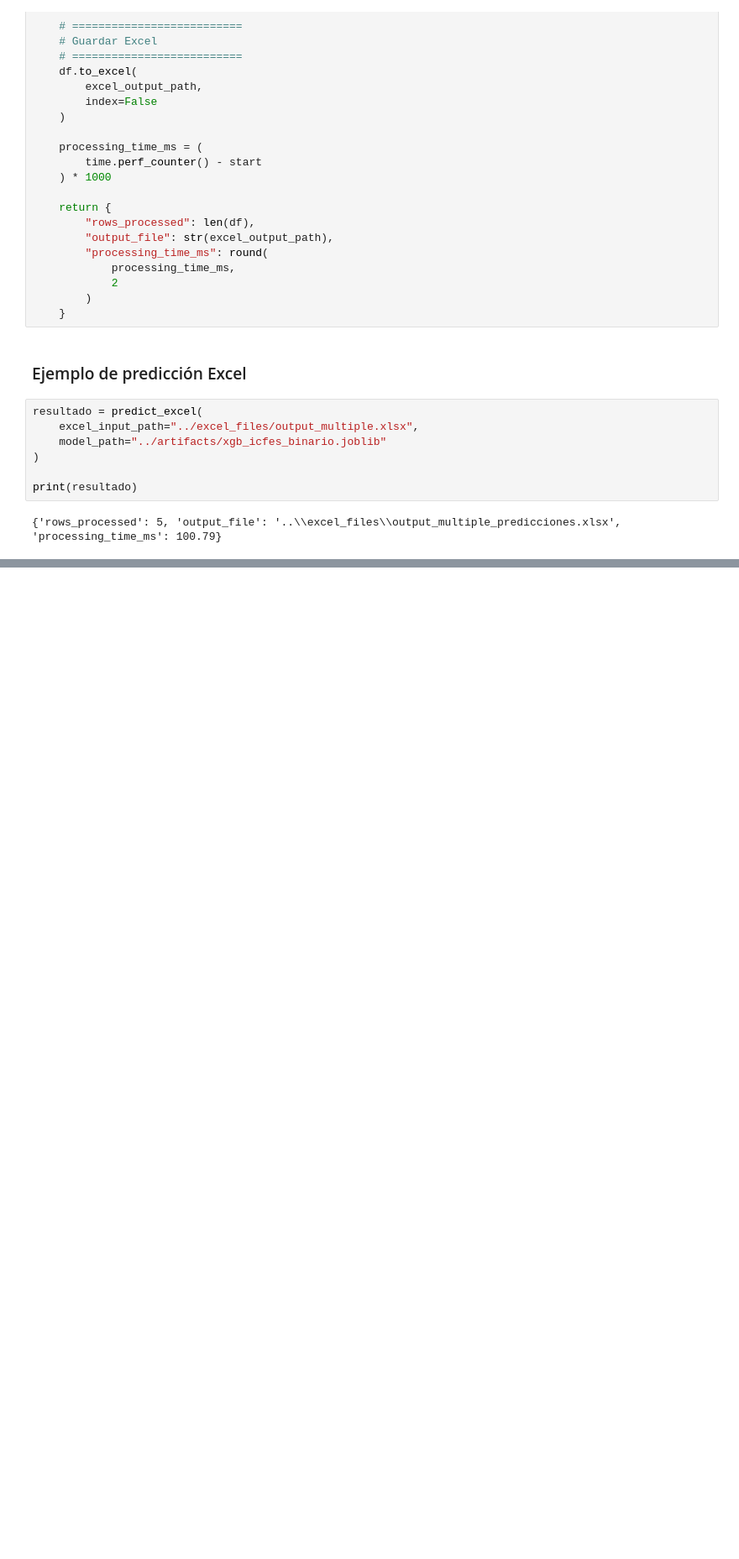
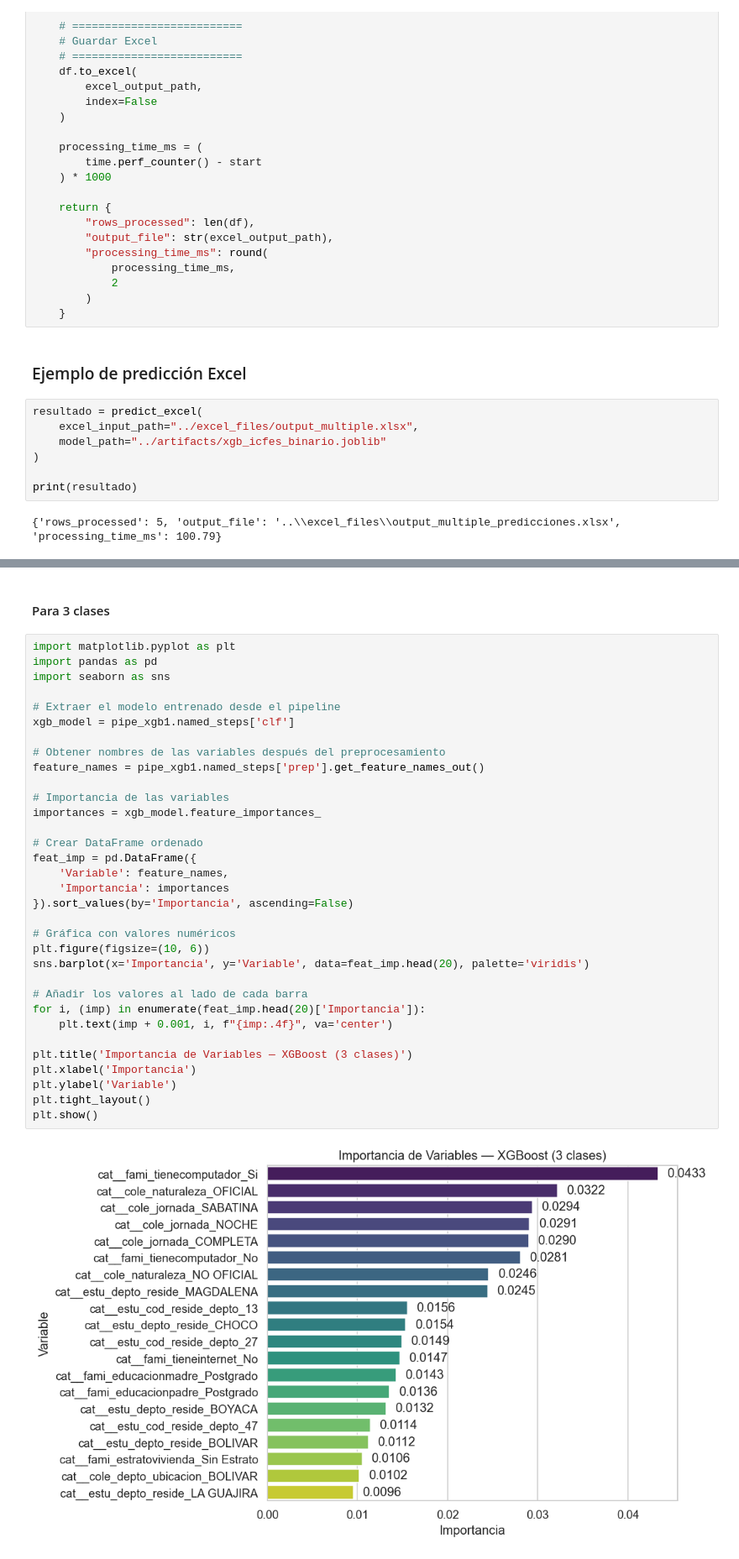
Before and after one commit to ccarvajalesc/PUJ-ML-Proyecto, a Jupyter notebook: Notebooks/xgboost.ipynb, the cells around one changed output, grey strips where cells are left out. Shown at 84% size. Cells and saved outputs as stored; diff of their text form; blank space fills up the shorter version.

```diff
--- a/Notebooks/xgboost.ipynb
+++ b/Notebooks/xgboost.ipynb
@@ -1282,0 +1173,37 @@ joblib.load("../artifacts/model_metadata.joblib")
+# %% [markdown]
+#### Para 3 clases
+# %%
+import matplotlib.pyplot as plt
+import pandas as pd
+import seaborn as sns
+
+# Extraer el modelo entrenado desde el pipeline
+xgb_model = pipe_xgb1.named_steps['clf']
+
+# Obtener nombres de las variables después del preprocesamiento
+feature_names = pipe_xgb1.named_steps['prep'].get_feature_names_out()
+
+# Importancia de las variables
+importances = xgb_model.feature_importances_
+
+# Crear DataFrame ordenado
+feat_imp = pd.DataFrame({
+    'Variable': feature_names,
+    'Importancia': importances
+}).sort_values(by='Importancia', ascending=False)
+
+# Gráfica con valores numéricos
+plt.figure(figsize=(10, 6))
+sns.barplot(x='Importancia', y='Variable', data=feat_imp.head(20), palette='viridis')
+
+# Añadir los valores al lado de cada barra
+for i, (imp) in enumerate(feat_imp.head(20)['Importancia']):
+    plt.text(imp + 0.001, i, f"{imp:.4f}", va='center')
+
+plt.title('Importancia de Variables — XGBoost (3 clases)')
+plt.xlabel('Importancia')
+plt.ylabel('Variable')
+plt.tight_layout()
+plt.show()
+# %% [output]
+[figure, added]
```
Also changed, not shown: parts of 8 cells of this notebook.
